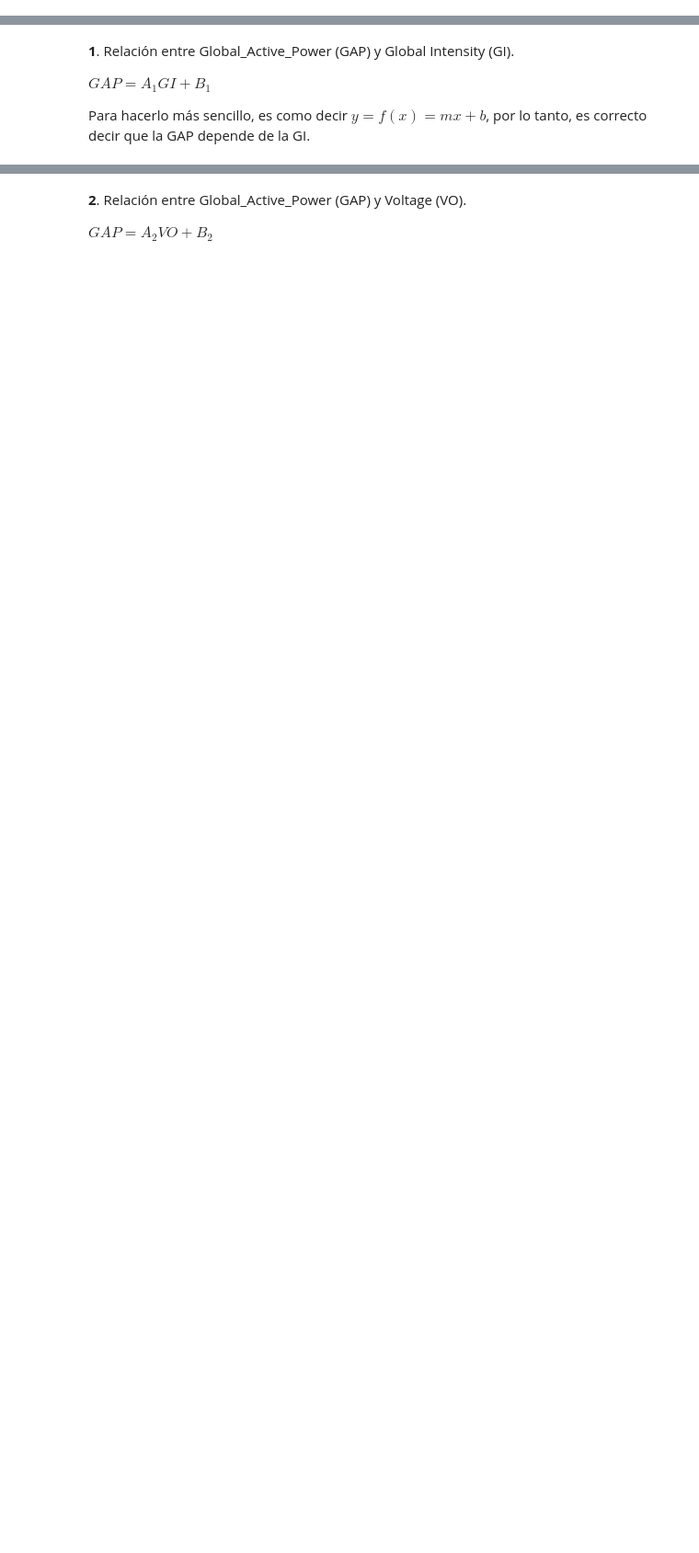
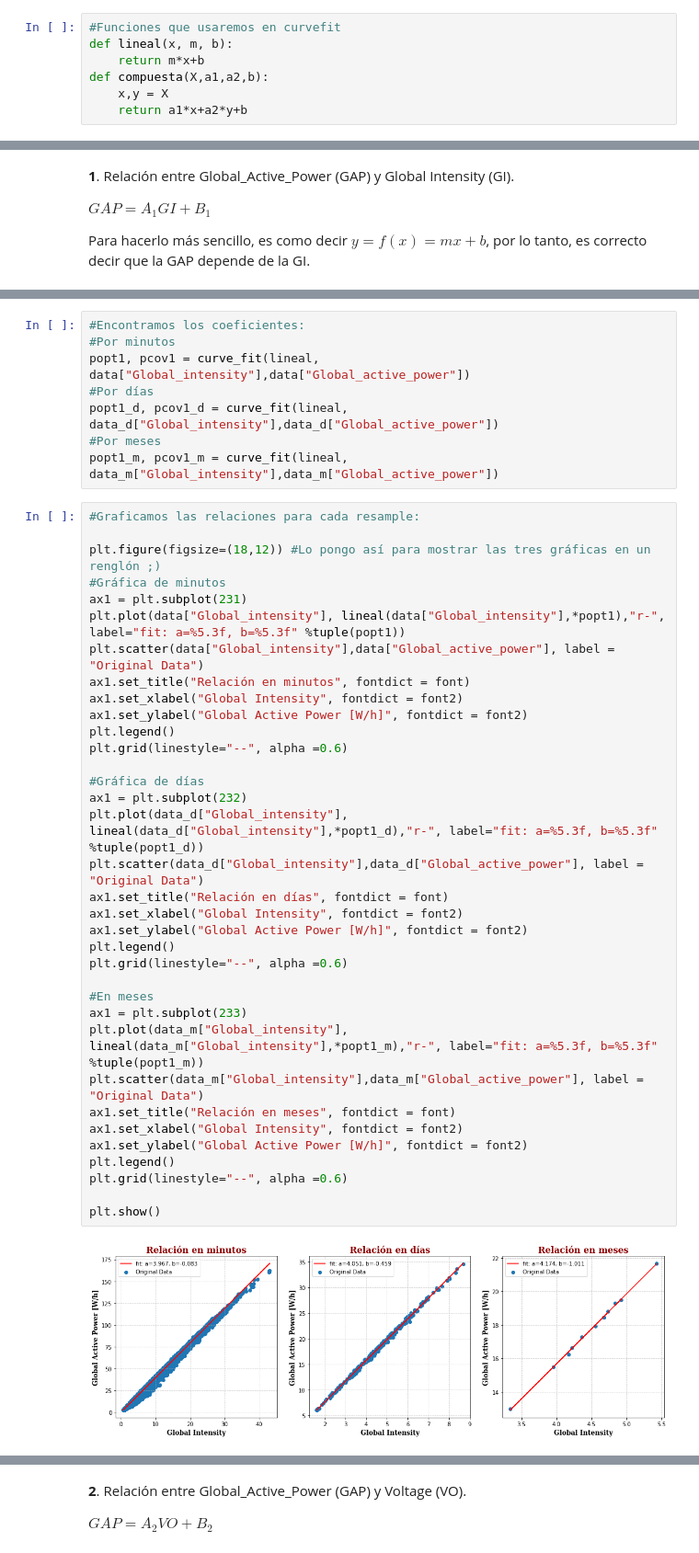
Before and after one commit to BrayanAmor8/Tarea-Final-Herramientas-Computacionales, a Jupyter notebook: Código/Tarea Final.ipynb, the cells around one changed output, grey strips where cells are left out. Shown: that part at 92% size. Cells and saved outputs as stored; diff of their text form; blank space fills up the shorter version.

```diff
--- a/Código/Tarea Final.ipynb
+++ b/Código/Tarea Final.ipynb
@@ -99,0 +119,7 @@ data_m
+# %%
+#Funciones que usaremos en curvefit
+def lineal(x, m, b):
+    return m*x+b
+def compuesta(X,a1,a2,b):
+    x,y = X
+    return a1*x+a2*y+b
@@ -218,0 +146,45 @@ $GAP = m{1}GI+B_{1} $, donde $m_{1} = 3.967 \pm 0.0003101$ y $ b_{1} = -0.083 \p
+# %%
+#Encontramos los coeficientes:
+#Por minutos
+popt1, pcov1 = curve_fit(lineal, data["Global_intensity"],data["Global_active_power"])
+#Por días
+popt1_d, pcov1_d = curve_fit(lineal, data_d["Global_intensity"],data_d["Global_active_power"])
+#Por meses
+popt1_m, pcov1_m = curve_fit(lineal, data_m["Global_intensity"],data_m["Global_active_power"])
+# %%
+#Graficamos las relaciones para cada resample:
+
+plt.figure(figsize=(18,12)) #Lo pongo así para mostrar las tres gráficas en un renglón ;)
+#Gráfica de minutos
+ax1 = plt.subplot(231)
+plt.plot(data["Global_intensity"], lineal(data["Global_intensity"],*popt1),"r-", label="fit: a=%5.3f, b=%5.3f" %tuple(popt1))
+plt.scatter(data["Global_intensity"],data["Global_active_power"], label = "Original Data")
+ax1.set_title("Relación en minutos", fontdict = font)
+ax1.set_xlabel("Global Intensity", fontdict = font2)
+ax1.set_ylabel("Global Active Power [W/h]", fontdict = font2)
+plt.legend()
+plt.grid(linestyle="--", alpha =0.6)
+
+#Gráfica de días
+ax1 = plt.subplot(232)
+plt.plot(data_d["Global_intensity"], lineal(data_d["Global_intensity"],*popt1_d),"r-", label="fit: a=%5.3f, b=%5.3f" %tuple(popt1_d))
+plt.scatter(data_d["Global_intensity"],data_d["Global_active_power"], label = "Original Data")
+ax1.set_title("Relación en días", fontdict = font)
+ax1.set_xlabel("Global Intensity", fontdict = font2)
+ax1.set_ylabel("Global Active Power [W/h]", fontdict = font2)
+plt.legend()
+plt.grid(linestyle="--", alpha =0.6)
+
+#En meses
+ax1 = plt.subplot(233)
+plt.plot(data_m["Global_intensity"], lineal(data_m["Global_intensity"],*popt1_m),"r-", label="fit: a=%5.3f, b=%5.3f" %tuple(popt1_m))
+plt.scatter(data_m["Global_intensity"],data_m["Global_active_power"], label = "Original Data")
+ax1.set_title("Relación en meses", fontdict = font)
+ax1.set_xlabel("Global Intensity", fontdict = font2)
+ax1.set_ylabel("Global Active Power [W/h]", fontdict = font2)
+plt.legend()
+plt.grid(linestyle="--", alpha =0.6)
+
+plt.show()
+# %% [output]
+[figure, added]
```
Also changed, not shown: parts of 50 cells of this notebook.
